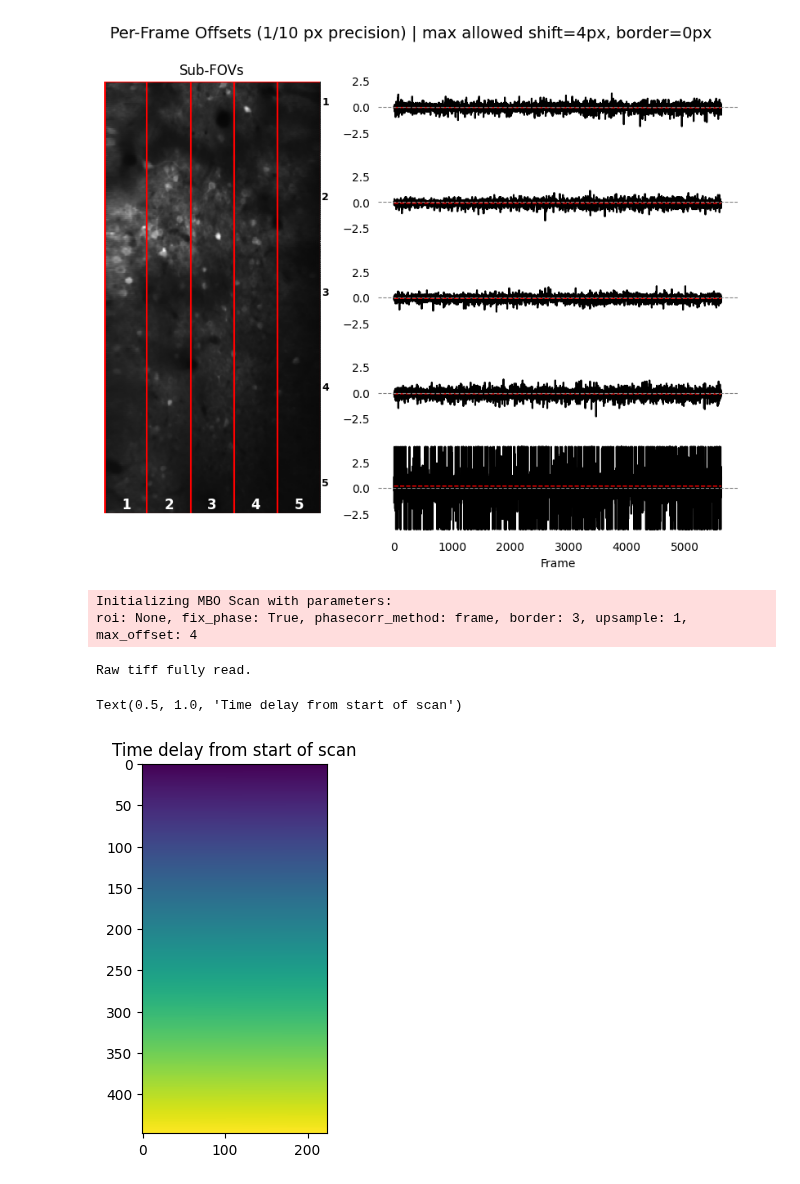
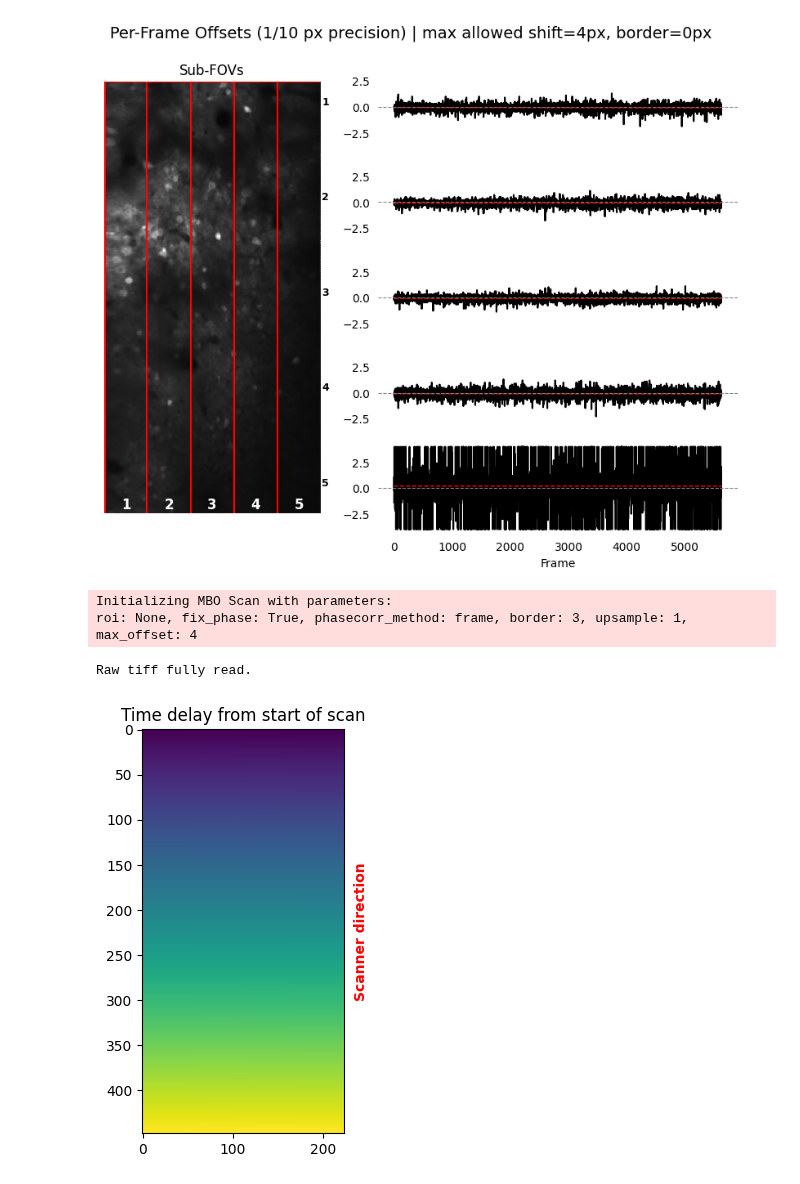
Before and after one commit to apasarkar/masknmf-toolbox, a Jupyter notebook: notebooks/mbo_demos/scan_phase.ipynb, the cells around one changed output. Saved outputs shown, nothing was run; the diff lists cells and outputs as text; code cells hidden in the pictures.

Commit message:
add time delay showing scan direction

```diff
--- a/notebooks/mbo_demos/scan_phase.ipynb
+++ b/notebooks/mbo_demos/scan_phase.ipynb
@@ -157,12 +157,40 @@ for i in range(n_parts):
 # %%
 # Slow direction Scanner starts at top of ROI and
 
 scan = mbo.lazy_array.LazyArrayLoader(r"D:\W2_DATA\kbarber\2025_03_01\mk301\green").load()
 plt.imshow(scan.fields[0].offsets[1])
 plt.title("Time delay from start of scan")
+plt.imshow(scan.fields[0].offsets[1])
+plt.title("Time delay from start of scan")
+
+# arrow
+h, w = scan.fields[0].offsets[1].shape
+arrow_x = w + 5  # just outside right edge
+arrow_y0 = 10
+arrow_y1 = h - 10
+plt.annotate(
+    "",
+    xy=(arrow_x, arrow_y1),
+    xytext=(arrow_x, arrow_y0),
+    arrowprops=dict(arrowstyle="->", color="red", lw=2)
+)
+
+plt.text(
+    arrow_x + 5,
+    (arrow_y0 + arrow_y1) / 2,
+    "Scanner direction",
+    rotation=90,
+    va="center",
+    ha="left",
+    fontsize=10,
+    color="red",
+    weight="bold"
+)
+
+plt.tight_layout()
+plt.show()
 # %% [output]
 Initializing MBO Scan with parameters:
 roi: None, fix_phase: True, phasecorr_method: frame, border: 3, upsample: 1, max_offset: 4
 Raw tiff fully read.
-Text(0.5, 1.0, 'Time delay from start of scan')
-[figure, old version]
+[figure, new version]
```
